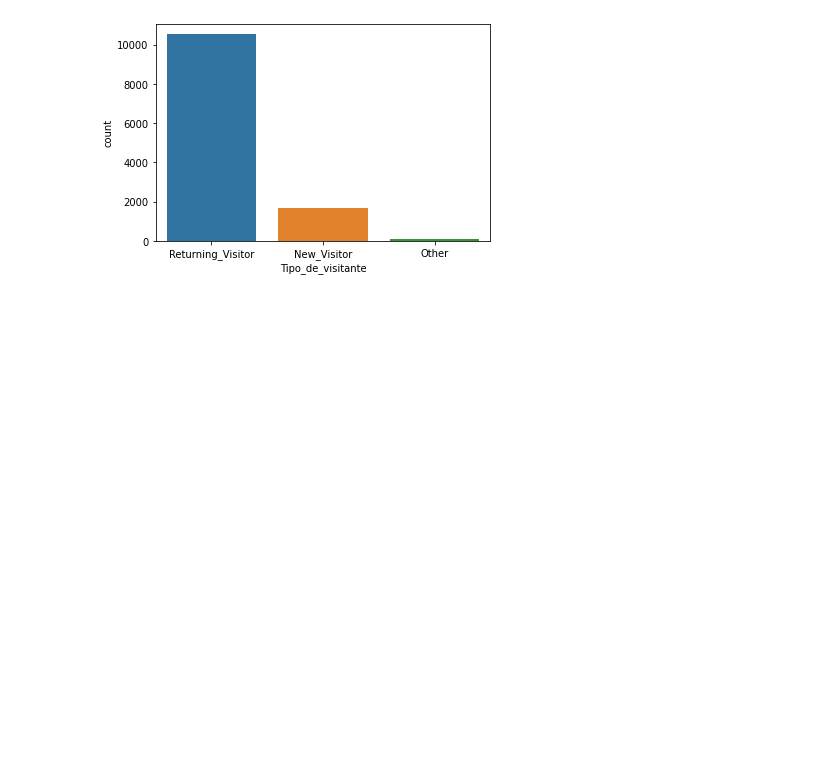
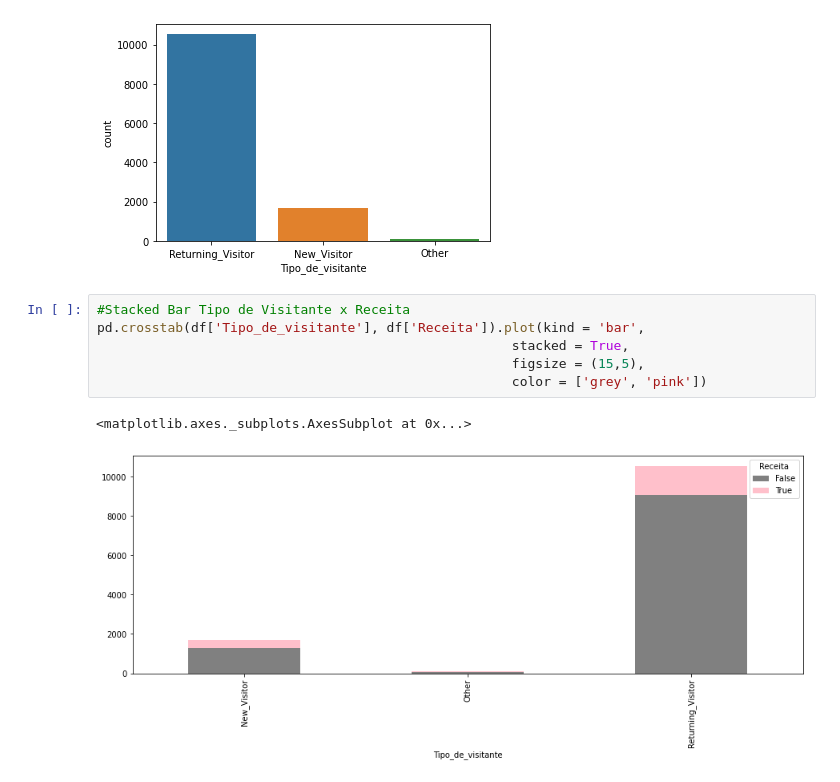
Before and after one commit to JulianaRamos2021/Previsao_compras, a Jupyter notebook: Previsão_de_compras_Ecommerce.ipynb, the cells around one changed output. Drawn from its saved outputs; the diff is of its cells as text; blank space fills up the shorter version.

```diff
--- a/Previsão_de_compras_Ecommerce.ipynb
+++ b/Previsão_de_compras_Ecommerce.ipynb
@@ -317,3 +317,12 @@ sns.countplot(df['Tipo_de_visitante'])
 # %% [output]
 <matplotlib.axes._subplots.AxesSubplot at 0x...>
 [figure]
+# %%
+#Stacked Bar Tipo de Visitante x Receita
+pd.crosstab(df['Tipo_de_visitante'], df['Receita']).plot(kind = 'bar',
+                                                     stacked = True,
+                                                     figsize = (15,5),
+                                                     color = ['grey', 'pink'])
+# %% [output]
+<matplotlib.axes._subplots.AxesSubplot at 0x...>
+[figure, added]
```
Also changed, not shown: parts of 7 cells of this notebook.
